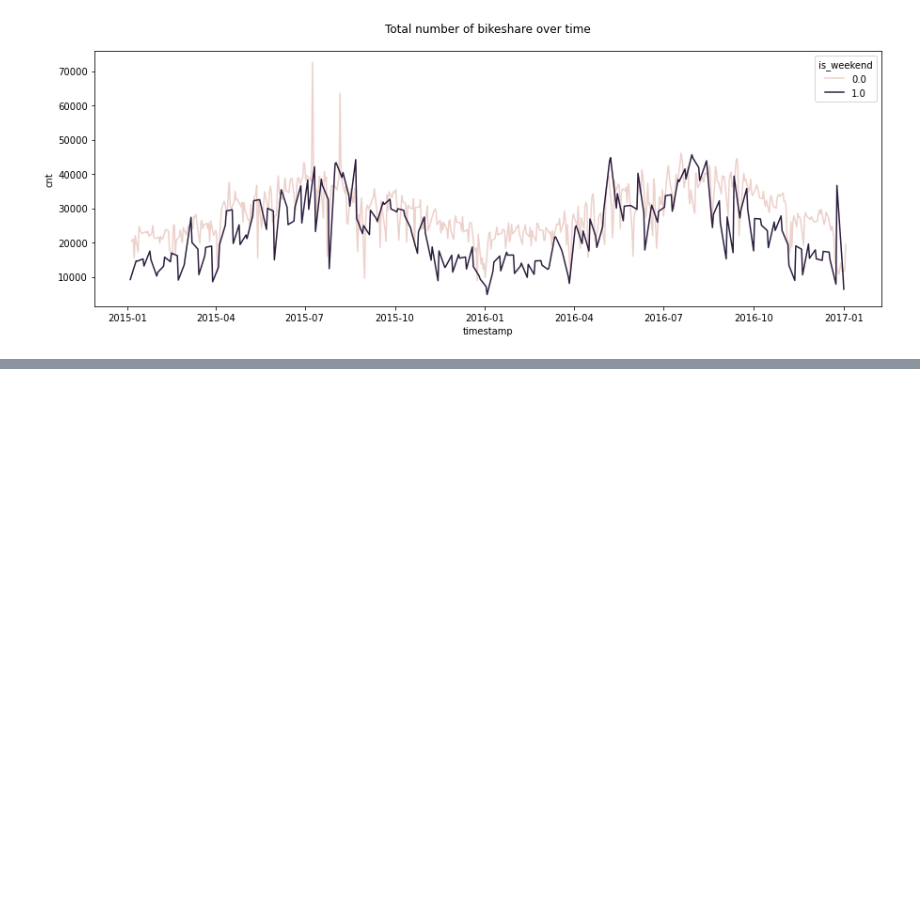
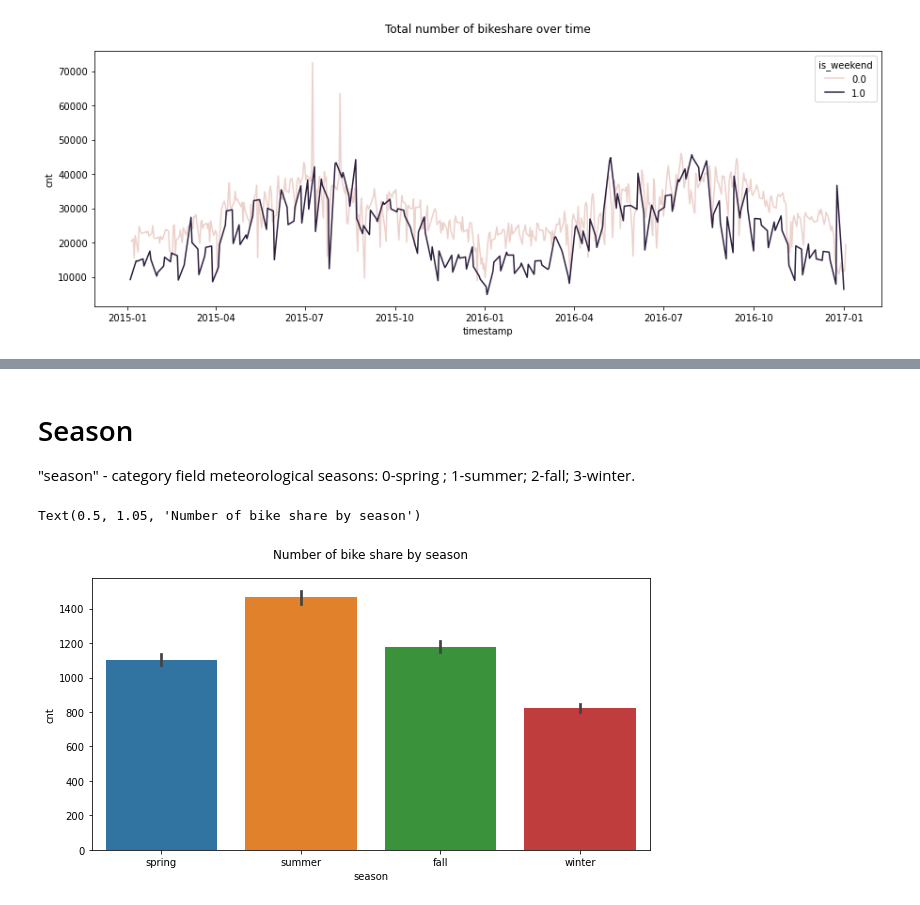
Before and after one commit to Kasidit-au/London_BikeShare, a Jupyter notebook: London bike.ipynb, the cells around one changed output, grey strips where cells are left out. Saved outputs shown, nothing was run; the diff lists cells and outputs as text; code cells hidden in the pictures; blank space fills up the shorter version.

```diff
--- a/London bike.ipynb
+++ b/London bike.ipynb
@@ -176,0 +156,13 @@ Text(0.5, 1.05, 'Total number of bikeshare over time')
+# %% [markdown]
+# Season
+"season" - category field meteorological seasons: 0-spring ; 1-summer; 2-fall; 3-winter. <br>
+# %%
+plt.figure(figsize=(10,5))
+g = sns.barplot(data=df,x='season',y='cnt')
+# g.set_xticks(['spring','summer','fall','winter'])
+# g.set_xticks(range(len(s_x)+1))
+g.set_xticklabels(['spring','summer','fall','winter'])
+plt.title('Number of bike share by season',y=1.05)
+# %% [output]
+Text(0.5, 1.05, 'Number of bike share by season')
+[figure, added]
```
Also changed, not shown: parts of 17 cells of this notebook.
